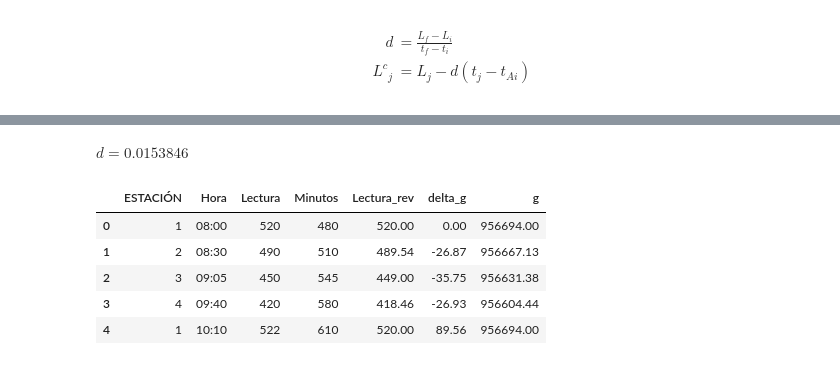
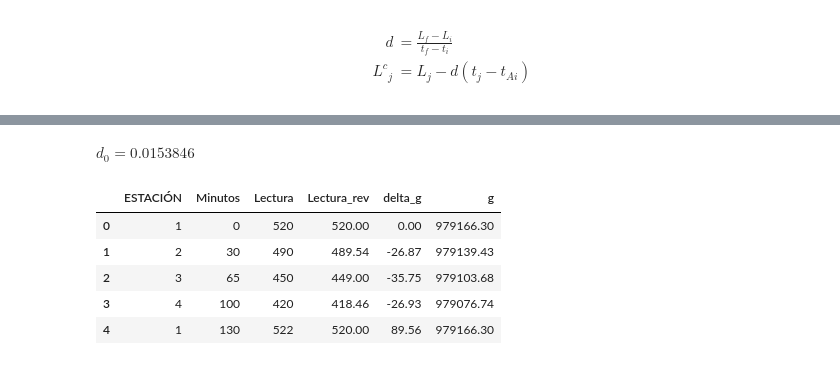
Before and after one commit to edwardptera/SHIMIA-Gravimetrico, a Jupyter notebook: Gravimetry/Deriva_Instrumental.ipynb, the cells around one changed output, grey strips where cells are left out. Saved outputs shown, nothing was run; the diff lists cells and outputs as text; code cells hidden in the pictures.

```diff
--- a/Gravimetry/Deriva_Instrumental.ipynb
+++ b/Gravimetry/Deriva_Instrumental.ipynb
@@ -140,6 +125,6 @@ display(df0.set_index("ESTACIÓN").T)
 # %%
-k = 0.882
-g_= 979166.3
+k   = 0.882
+g_0 = 979166.3
 # %% [output]
 [interactive output not drawn]
 # %%
@@ -165,15 +201,15 @@ def rev_loop(dfv, v, g):
 # %%
-df_1 = df.loc[find_ran(df, 1)]
-d_1, df_1 = rev_loop(df_1, 1, g_0)
-dMarkdown(f'$d={d_1:g}$')
-display(df_1)
+df_0 = dfs[0].copy()
+d_1, df_1 = rev_loop(df_0, g_0)
+dMarkdown(f'$d_0={d_1:g}$')
+display(df_0)
 # %% [output]
 [interactive output not drawn]
-$d=0.0153846$
+$d_0=0.0153846$
-|  | ESTACIÓN | Hora | Lectura | Minutos | Lectura_rev | delta_g | g |
-| 0 | 1 | 08:00 | 520 | 480 | 520.00 | 0.00 | 956694.00 |
-| 1 | 2 | 08:30 | 490 | 510 | 489.54 | -26.87 | 956667.13 |
-| 2 | 3 | 09:05 | 450 | 545 | 449.00 | -35.75 | 956631.38 |
-| 3 | 4 | 09:40 | 420 | 580 | 418.46 | -26.93 | 956604.44 |
-| 4 | 1 | 10:10 | 522 | 610 | 520.00 | 89.56 | 956694.00 |
+|  | ESTACIÓN | Minutos | Lectura | Lectura_rev | delta_g | g |
+| 0 | 1 | 0 | 520 | 520.00 | 0.00 | 979166.30 |
+| 1 | 2 | 30 | 490 | 489.54 | -26.87 | 979139.43 |
+| 2 | 3 | 65 | 450 | 449.00 | -35.75 | 979103.68 |
+| 3 | 4 | 100 | 420 | 418.46 | -26.93 | 979076.74 |
+| 4 | 1 | 130 | 522 | 520.00 | 89.56 | 979166.30 |
 # %%
```
Also changed, not shown: parts of 10 cells of this notebook, 4 other files.
